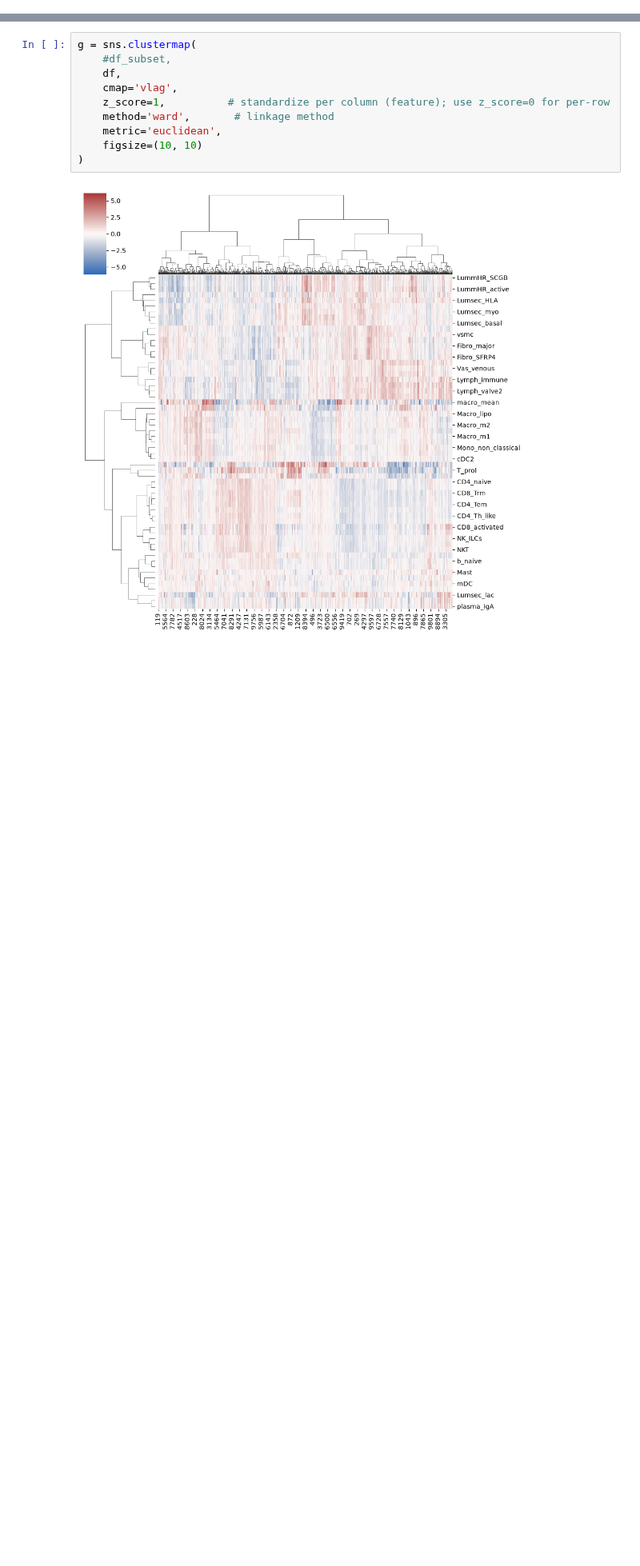
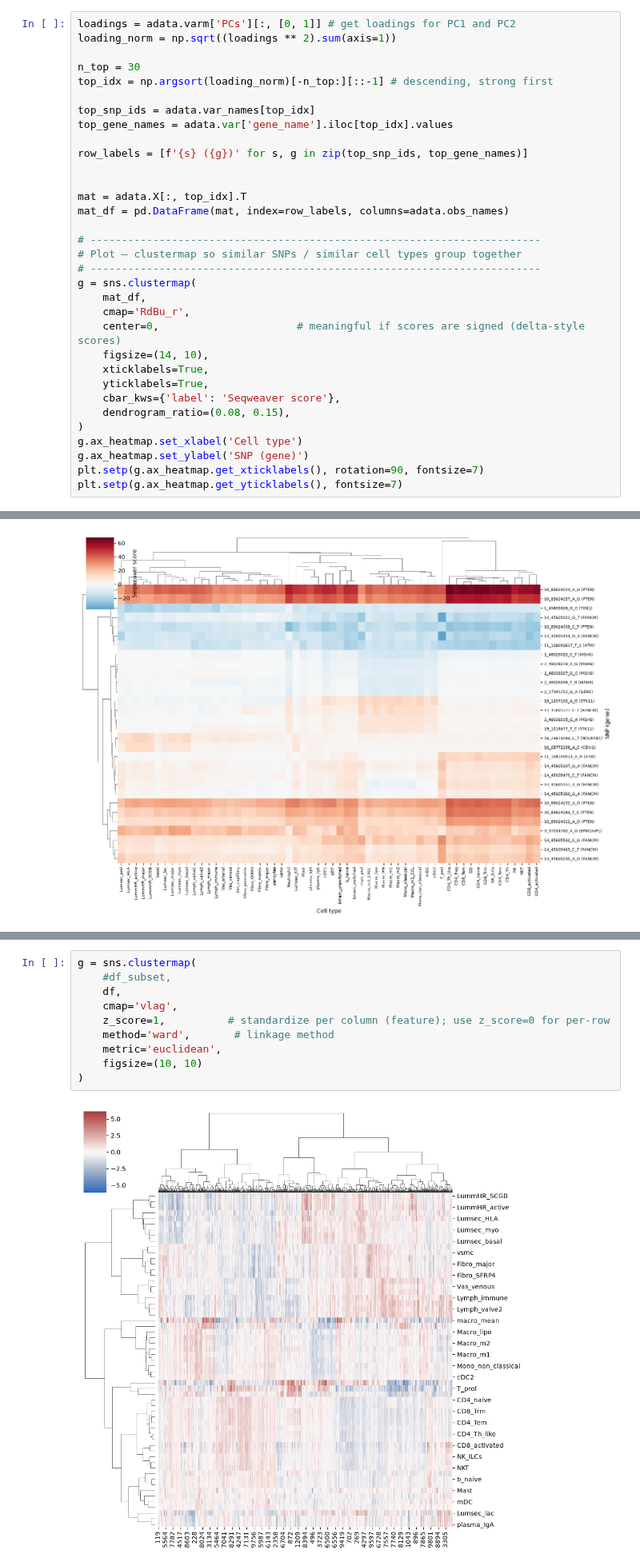
Before and after one commit to eirikhoye/action_var, a Jupyter notebook: workflow/notebooks/analyze_expecto_bridges34.ipynb, the cells around one changed output, grey strips where cells are left out. Shown at 80% size. Saved outputs shown, nothing was run; the diff lists cells and outputs as text; blank space fills up the shorter version.

```diff
--- a/workflow/notebooks/analyze_expecto_bridges34.ipynb
+++ b/workflow/notebooks/analyze_expecto_bridges34.ipynb
@@ -37,0 +151,34 @@ adata.obs['cell_type'] = adata.obs.index.astype('category')
+# %%
+loadings = adata.varm['PCs'][:, [0, 1]] # get loadings for PC1 and PC2
+loading_norm = np.sqrt((loadings ** 2).sum(axis=1))
+
+n_top = 30
+top_idx = np.argsort(loading_norm)[-n_top:][::-1] # descending, strong first
+
+top_snp_ids = adata.var_names[top_idx]
+top_gene_names = adata.var['gene_name'].iloc[top_idx].values
+
+row_labels = [f'{s} ({g})' for s, g in zip(top_snp_ids, top_gene_names)]
+
+
+mat = adata.X[:, top_idx].T
+mat_df = pd.DataFrame(mat, index=row_labels, columns=adata.obs_names)
+
+# ------------------------------------------------------------------------
+# Plot — clustermap so similar SNPs / similar cell types group together
+# ------------------------------------------------------------------------
+g = sns.clustermap(
+    mat_df,
+    cmap='RdBu_r',
+    center=0,                      # meaningful if scores are signed (delta-style scores)
+    figsize=(14, 10),
+    xticklabels=True,
+    yticklabels=True,
+    cbar_kws={'label': 'Seqweaver score'},
+    dendrogram_ratio=(0.08, 0.15),
+)
+g.ax_heatmap.set_xlabel('Cell type')
+g.ax_heatmap.set_ylabel('SNP (gene)')
+plt.setp(g.ax_heatmap.get_xticklabels(), rotation=90, fontsize=7)
+plt.setp(g.ax_heatmap.get_yticklabels(), fontsize=7)
+# %% [output]
@@ -37,0 +202 @@ adata.obs['cell_type'] = adata.obs.index.astype('category')
+[figure, added]
```
Also changed, not shown: parts of 11 cells of this notebook.
